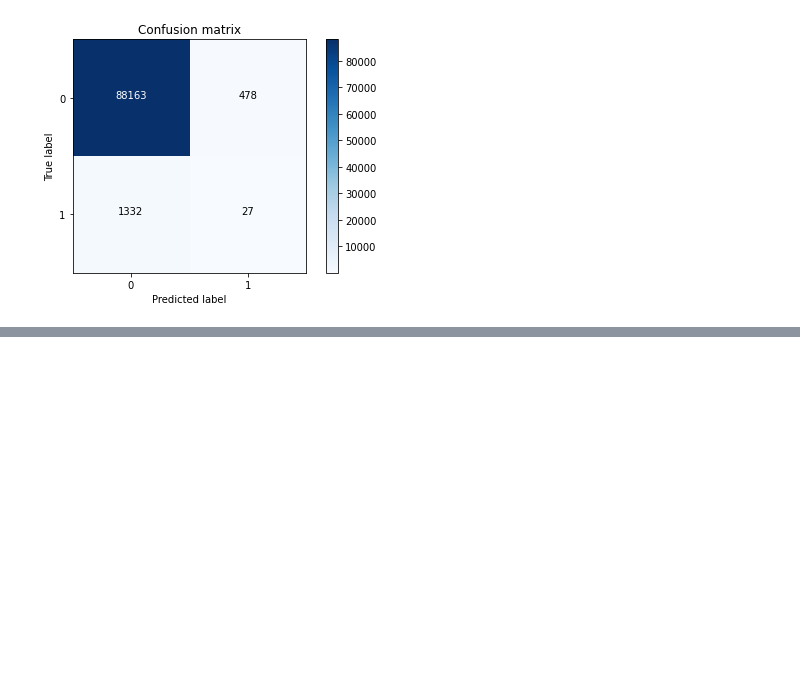
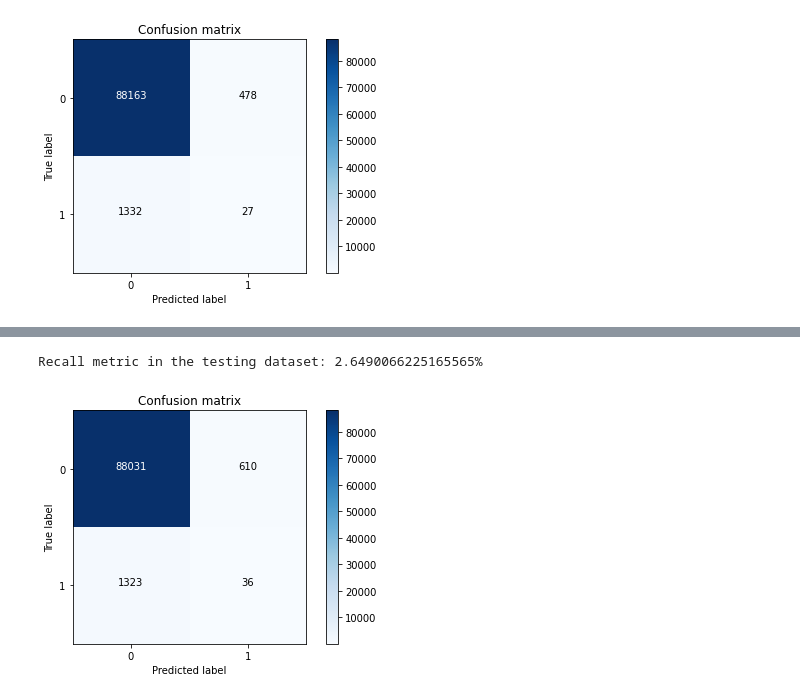
Before and after one commit to paramjeetsharma/Machine_Learning, a Jupyter notebook: Credit_Upselling_CC_Data.ipynb, the cells around one changed output, grey strips where cells are left out. Saved outputs shown, nothing was run; the diff lists cells and outputs as text; code cells hidden in the pictures; blank space fills up the shorter version.

```diff
--- a/Credit_Upselling_CC_Data.ipynb
+++ b/Credit_Upselling_CC_Data.ipynb
@@ -672,0 +695,3 @@ Fitting 2 folds for each of 8 candidates, totalling 16 fits
+# %%
+rfcv=RandomForestClassifier(random_state=42, max_features=15, n_estimators= 500, max_depth=80, criterion='gini')
+rfcv.fit(X_trainRFM2_res, y_trainRFM2_res.ravel())
@@ -673,12 +707,15 @@ Fitting 2 folds for each of 8 candidates, totalling 16 fits
 # %%
-cnf_matrix = confusion_matrix(y_testRF, clf.predict(X_testRF))
+cnf_matrix = confusion_matrix(y_testRFM2, rfcv.predict(X_testRFM2))
 
 print("Recall metric in the testing dataset: {}%".format(100*cnf_matrix[1,1]/(cnf_matrix[1,0]+cnf_matrix[1,1])))
 # Plot non-normalized confusion matrix
 class_names = [0,1]
 plt.figure()
 plot_confusion_matrix(cnf_matrix , classes=class_names, title='Confusion matrix')
 plt.show()
+# %% [output]
+Recall metric in the testing dataset: 2.6490066225165565%
+[figure, added]
 # %%
 from sklearn.model_selection import cross_val_score
 from numpy import mean
```
Also changed, not shown: parts of 4 cells of this notebook.
